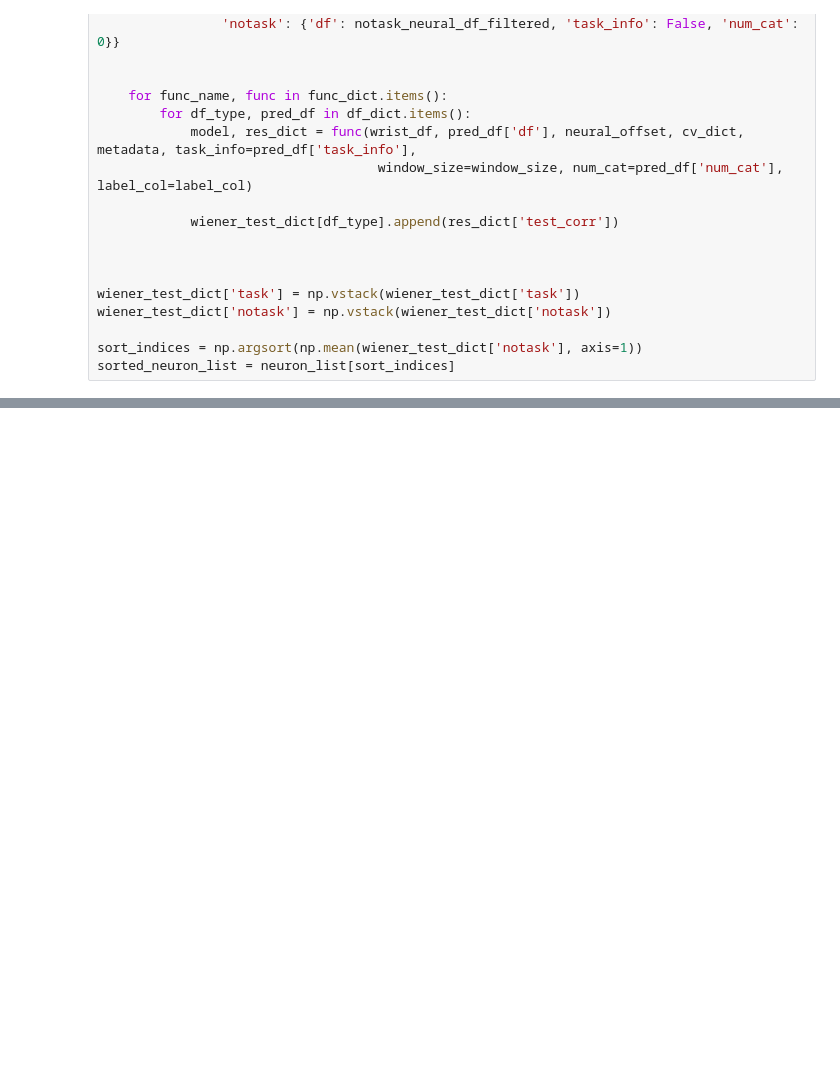
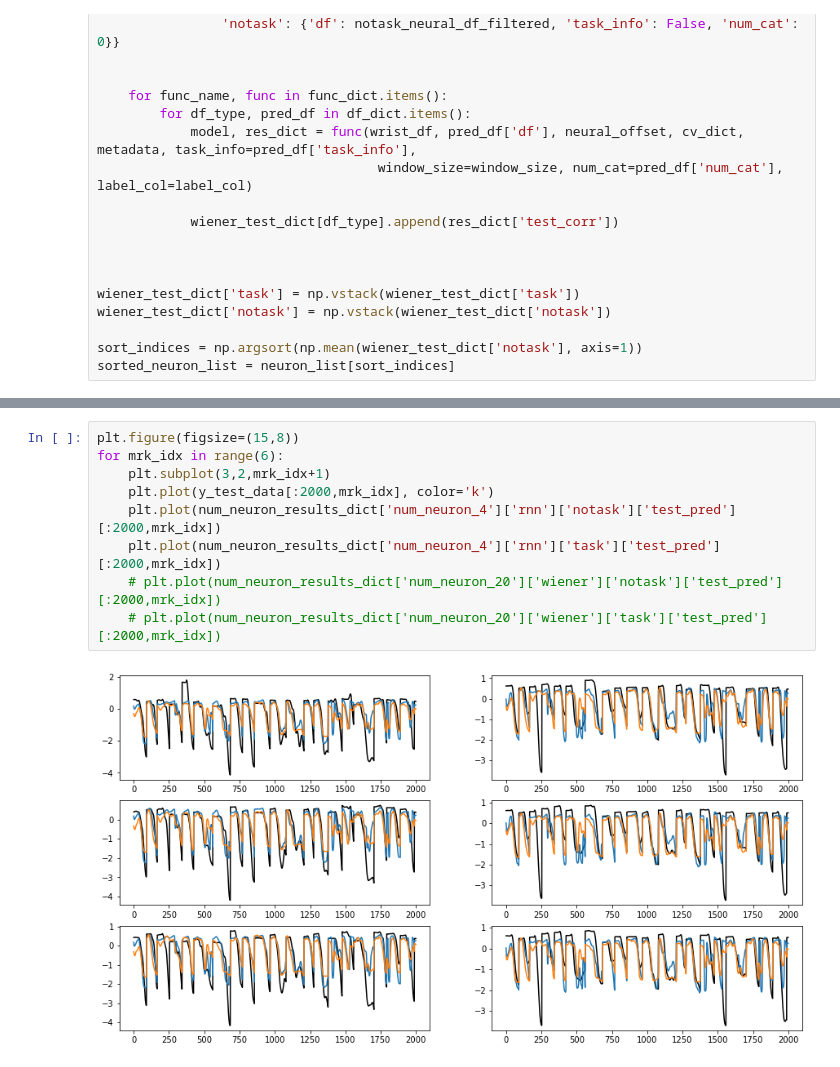
Before and after one commit to ntolley/ncm_2023, a Jupyter notebook: notebooks/num_neuron_sort.ipynb, the cells around one changed output, grey strips where cells are left out. Drawn from its saved outputs; the diff is of its cells as text; blank space fills up the shorter version.

```diff
--- a/notebooks/num_neuron_sort.ipynb
+++ b/notebooks/num_neuron_sort.ipynb
@@ -155,0 +218,11 @@ plt.tight_layout()
+# %%
+plt.figure(figsize=(15,8))
+for mrk_idx in range(6):
+    plt.subplot(3,2,mrk_idx+1)
+    plt.plot(y_test_data[:2000,mrk_idx], color='k')
+    plt.plot(num_neuron_results_dict['num_neuron_4']['rnn']['notask']['test_pred'][:2000,mrk_idx])
+    plt.plot(num_neuron_results_dict['num_neuron_4']['rnn']['task']['test_pred'][:2000,mrk_idx])
+    # plt.plot(num_neuron_results_dict['num_neuron_20']['wiener']['notask']['test_pred'][:2000,mrk_idx])
+    # plt.plot(num_neuron_results_dict['num_neuron_20']['wiener']['task']['test_pred'][:2000,mrk_idx])
+# %% [output]
+[figure, added]
```
Also changed, not shown: parts of 15 cells of this notebook, 6 other files.
